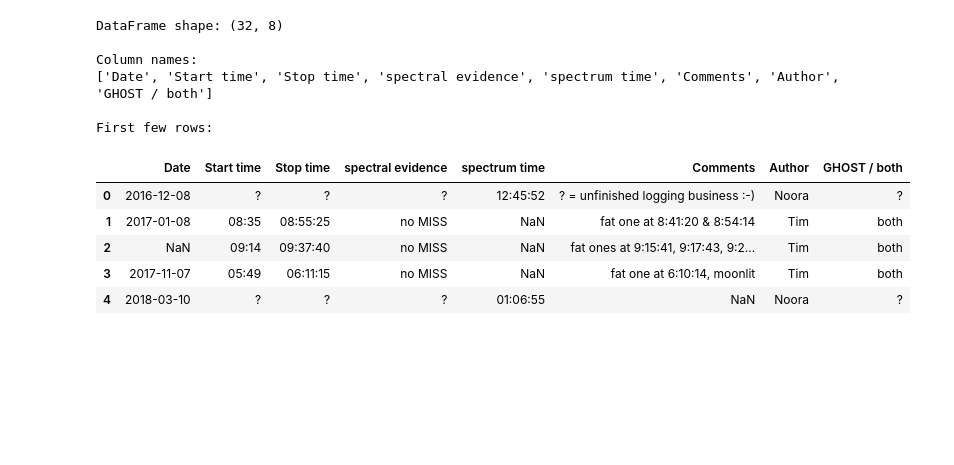
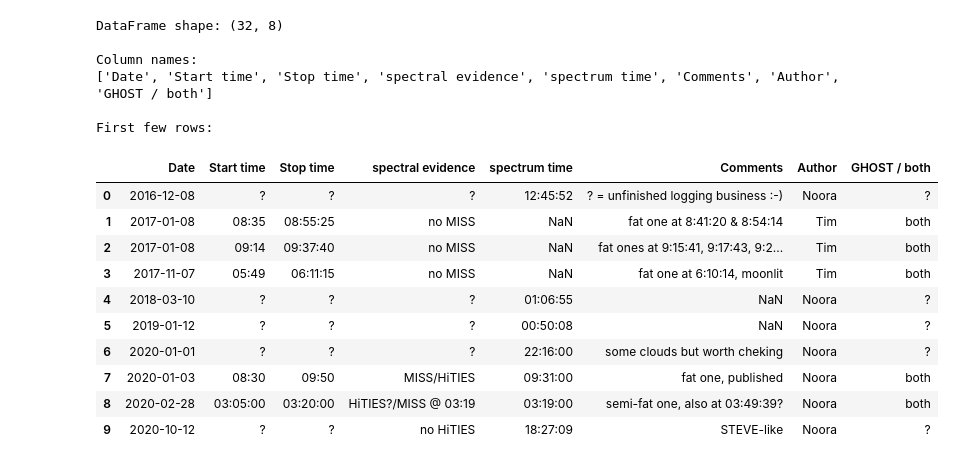
Before and after one commit to bonvin-guillaume/GHOST, a Jupyter notebook: find_data.ipynb, the cells around one changed output. Cells and saved outputs as stored; diff of their text form; code cells hidden in the pictures; blank space fills up the shorter version.

```diff
--- a/find_data.ipynb
+++ b/find_data.ipynb
@@ -13,23 +13,33 @@ import matplotlib.pyplot as plt
 from scipy.signal import find_peaks, peak_widths, medfilt2d
 # %%
 # Read the GHOSTs events CSV file into a pandas DataFrame
-df = pd.read_csv('GHOSTs_events.csv')
+# Use engine='python' for more flexible parsing of the CSV
+df = pd.read_csv('GHOSTs_events.csv', on_bad_lines='warn')
+
+# Forward fill empty Date values (rows with same date as previous row)
+df['Date'] = df['Date'].replace('', np.nan)
+df['Date'] = df['Date'].fillna(method='ffill')
 
 # Display basic information about the DataFrame
 print(f"DataFrame shape: {df.shape}")
 print(f"\nColumn names:\n{df.columns.tolist()}")
 print(f"\nFirst few rows:")
-df.head()
+df.head(10)
 # %% [output]
 DataFrame shape: (32, 8)
 
 Column names:
 ['Date', 'Start time', 'Stop time', 'spectral evidence', 'spectrum time', 'Comments', 'Author', 'GHOST / both']
 
 First few rows:
 |  | Date | Start time | Stop time | spectral evidence | spectrum time | Comments | Author | GHOST / both |
 | 0 | 2016-12-08 | ? | ? | ? | 12:45:52 | ? = unfinished logging business :-) | Noora | ? |
 | 1 | 2017-01-08 | 08:35 | 08:55:25 | no MISS | NaN | fat one at 8:41:20 & 8:54:14 | Tim | both |
-| 2 | NaN | 09:14 | 09:37:40 | no MISS | NaN | fat ones at 9:15:41, 9:17:43, 9:2... | Tim | both |
+| 2 | 2017-01-08 | 09:14 | 09:37:40 | no MISS | NaN | fat ones at 9:15:41, 9:17:43, 9:2... | Tim | both |
 | 3 | 2017-11-07 | 05:49 | 06:11:15 | no MISS | NaN | fat one at 6:10:14, moonlit | Tim | both |
 | 4 | 2018-03-10 | ? | ? | ? | 01:06:55 | NaN | Noora | ? |
+| 5 | 2019-01-12 | ? | ? | ? | 00:50:08 | NaN | Noora | ? |
+| 6 | 2020-01-01 | ? | ? | ? | 22:16:00 | some clouds but worth cheking | Noora | ? |
+| 7 | 2020-01-03 | 08:30 | 09:50 | MISS/HiTIES | 09:31:00 | fat one, published | Noora | both |
+| 8 | 2020-02-28 | 03:05:00 | 03:20:00 | HiTIES?/MISS @ 03:19 | 03:19:00 | semi-fat one, also at 03:49:39? | Noora | both |
+| 9 | 2020-10-12 | ? | ? | no HiTIES | 18:27:09 | STEVE-like | Noora | ? |
```
Also changed, not shown: parts of 17 cells of this notebook.
